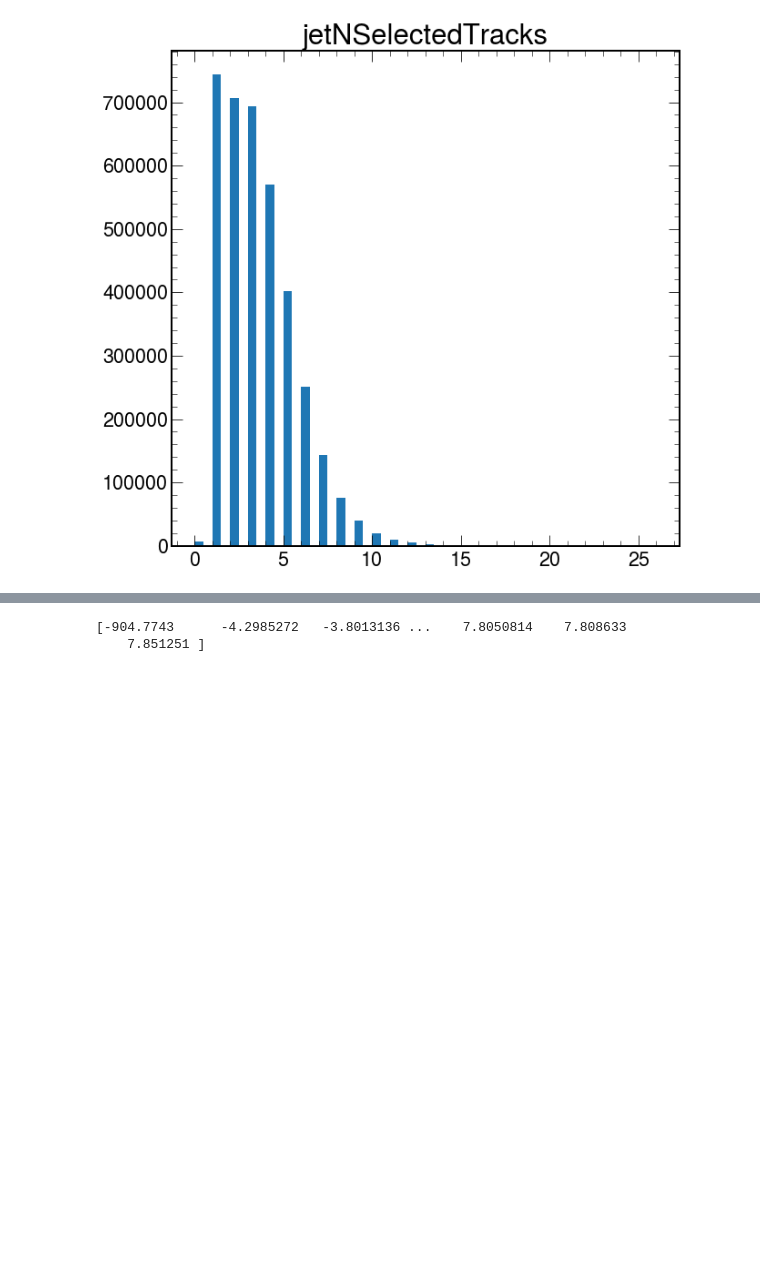
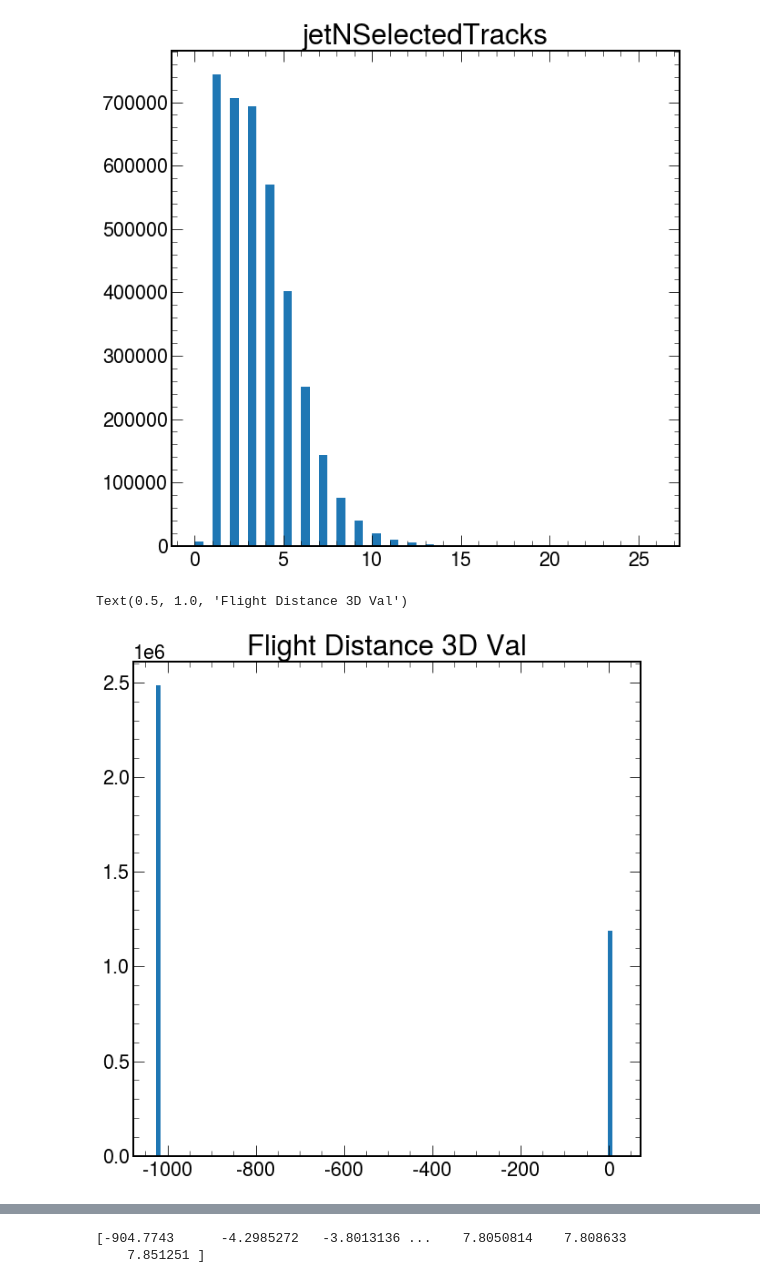
Before and after one commit to AnnikaStein/AI_Safety_2021, a Jupyter notebook: new_march_21/information_data.ipynb, the cells around one changed output, grey strips where cells are left out. Saved outputs shown, nothing was run; the diff lists cells and outputs as text; code cells hidden in the pictures; blank space fills up the shorter version.

```diff
--- a/new_march_21/information_data.ipynb
+++ b/new_march_21/information_data.ipynb
@@ -798,3 +798,12 @@ plt.title('jetNSelectedTracks')
 # %% [output]
 Text(0.5, 1.0, 'jetNSelectedTracks')
 [figure]
+# %%
+all0feat5 = sc0[5].inverse_transform(all0[:,5].cpu())
+# %%
+plt.hist(all0feat5,bins=100)
+#plt.hist(all0feat64_not_rounded,bins=np.arange(26))
+plt.title('Flight Distance 3D Val')
+# %% [output]
+Text(0.5, 1.0, 'Flight Distance 3D Val')
+[figure, added]
```
Also changed, not shown: parts of 10 cells of this notebook.
